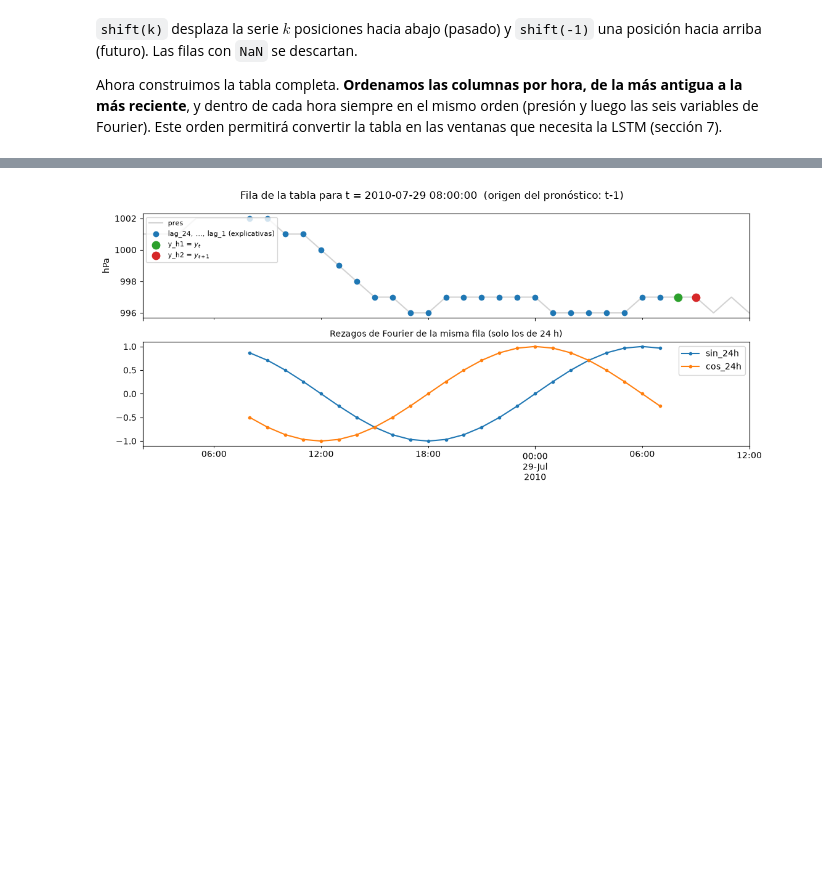
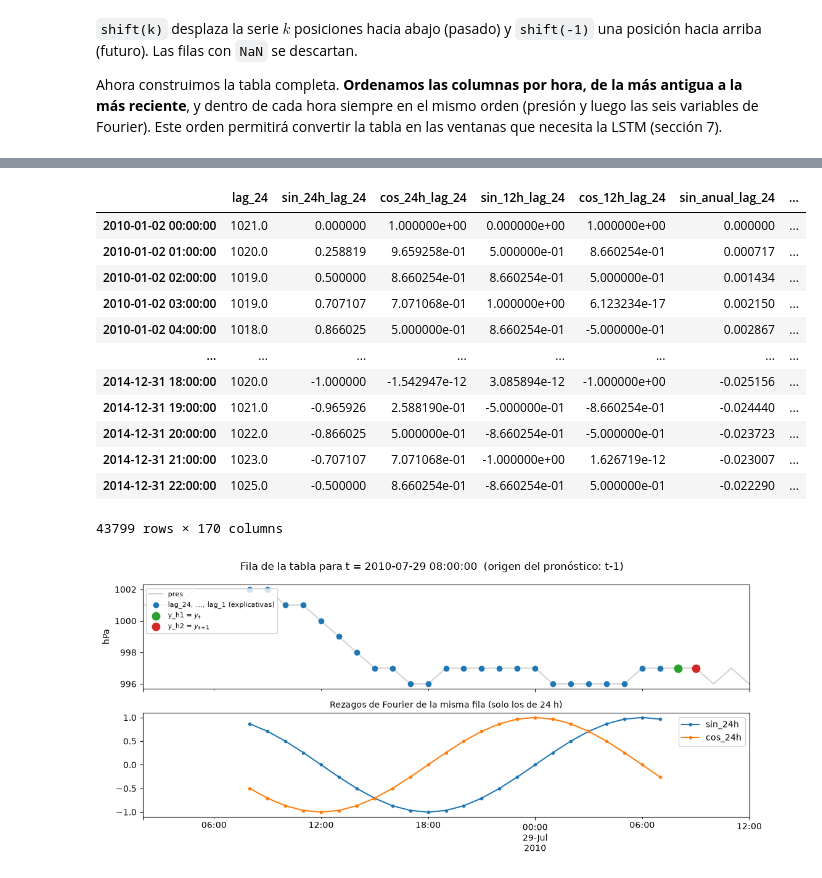
Before and after one commit to sacalderonv/Series-Univariadas, a Jupyter notebook: Python Jupyter/Redes Neuronales para Analizar una Serie de Tiempo/RedesNeuronales_Clase.ipynb, the cells around one changed output, grey strips where cells are left out. Cells and saved outputs as stored; diff of their text form; code cells hidden in the pictures; blank space fills up the shorter version.

```diff
--- a/Python Jupyter/Redes Neuronales para Analizar una Serie de Tiempo/RedesNeuronales_Clase.ipynb
+++ b/Python Jupyter/Redes Neuronales para Analizar una Serie de Tiempo/RedesNeuronales_Clase.ipynb
@@ -306,3 +310,19 @@ Filas: 43824 - 24 - 1 = 43799  |  variables explicativas: 168
+# %%
+datos
+# %% [output]
+|  | lag_24 | sin_24h_lag_24 | cos_24h_lag_24 | sin_12h_lag_24 | cos_12h_lag_24 | sin_anual_lag_24 | ... |
+| 2010-01-02 00:00:00 | 1021.0 | 0.000000 | 1.000000e+00 | 0.000000e+00 | 1.000000e+00 | 0.000000 | ... |
+| 2010-01-02 01:00:00 | 1020.0 | 0.258819 | 9.659258e-01 | 5.000000e-01 | 8.660254e-01 | 0.000717 | ... |
+| 2010-01-02 02:00:00 | 1019.0 | 0.500000 | 8.660254e-01 | 8.660254e-01 | 5.000000e-01 | 0.001434 | ... |
+| 2010-01-02 03:00:00 | 1019.0 | 0.707107 | 7.071068e-01 | 1.000000e+00 | 6.123234e-17 | 0.002150 | ... |
+| 2010-01-02 04:00:00 | 1018.0 | 0.866025 | 5.000000e-01 | 8.660254e-01 | -5.000000e-01 | 0.002867 | ... |
+| ... | ... | ... | ... | ... | ... | ... | ... |
+| 2014-12-31 18:00:00 | 1020.0 | -1.000000 | -1.542947e-12 | 3.085894e-12 | -1.000000e+00 | -0.025156 | ... |
+| 2014-12-31 19:00:00 | 1021.0 | -0.965926 | 2.588190e-01 | -5.000000e-01 | -8.660254e-01 | -0.024440 | ... |
+| 2014-12-31 20:00:00 | 1022.0 | -0.866025 | 5.000000e-01 | -8.660254e-01 | -5.000000e-01 | -0.023723 | ... |
+| 2014-12-31 21:00:00 | 1023.0 | -0.707107 | 7.071068e-01 | -1.000000e+00 | 1.626719e-12 | -0.023007 | ... |
+| 2014-12-31 22:00:00 | 1025.0 | -0.500000 | 8.660254e-01 | -8.660254e-01 | 5.000000e-01 | -0.022290 | ... |
+43799 rows × 170 columns
 # %%
 fecha_obj = datos.index[5000]          # una fila cualquiera, a modo de ilustración
 ventana_fechas = pd.date_range(end=fecha_obj - pd.Timedelta(hours=1), periods=VENTANA, freq="h")
```
Also changed, not shown: parts of 36 cells of this notebook, 54 other files.
